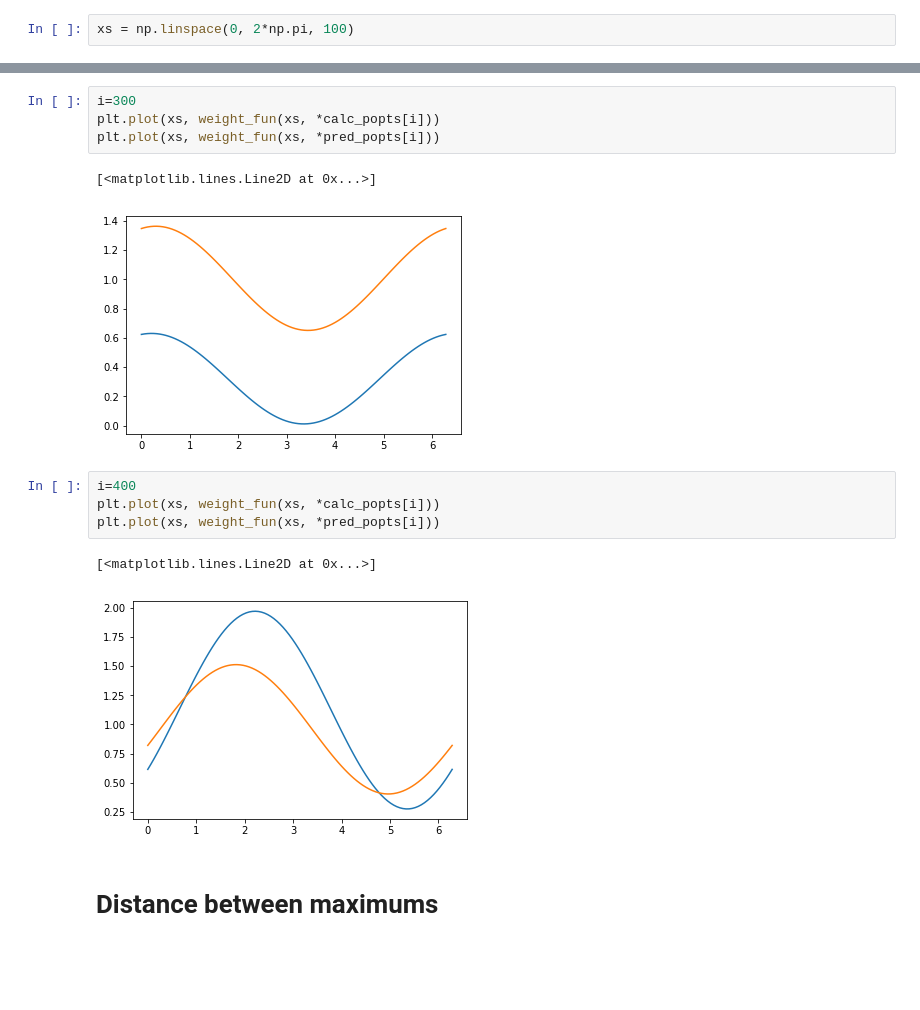
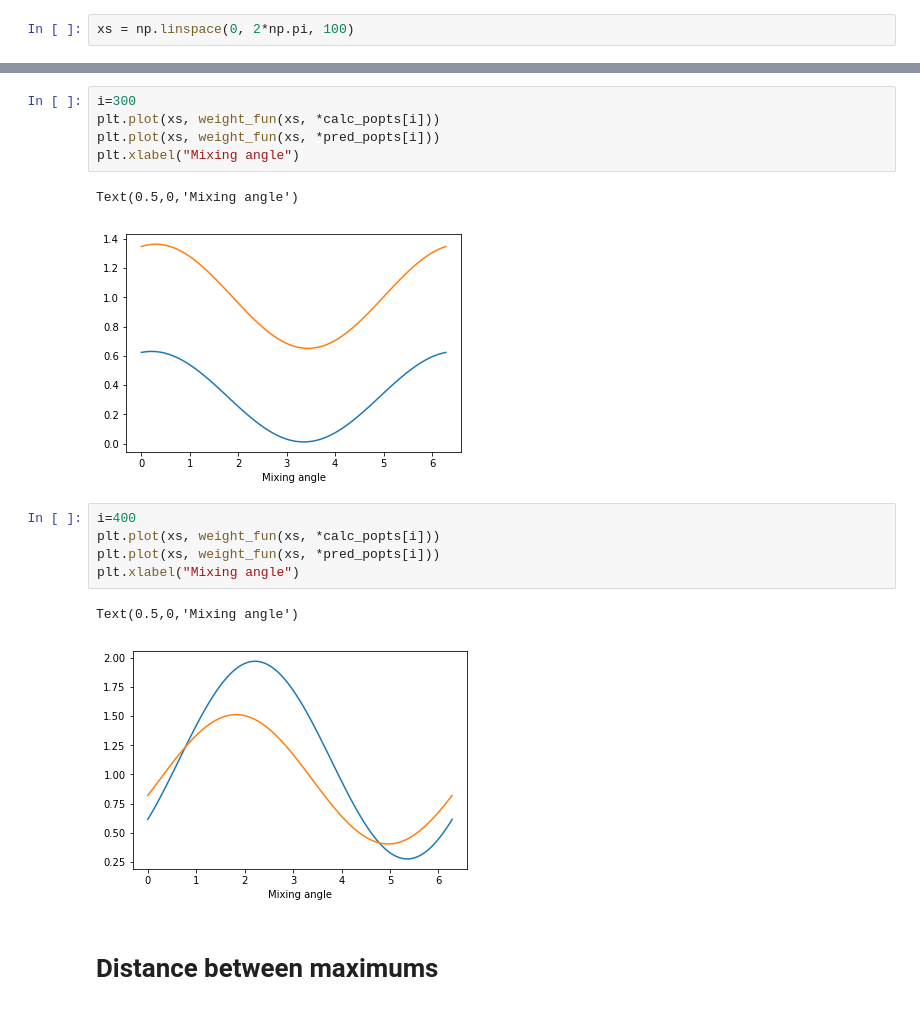
Before and after one commit to klasocha/HiggsCP, a Jupyter notebook: notebooks/Analyze_popts_regression.ipynb, the cells around one changed output, grey strips where cells are left out. Saved outputs shown, nothing was run; the diff lists cells and outputs as text; blank space fills up the shorter version.

```diff
--- a/notebooks/Analyze_popts_regression.ipynb
+++ b/notebooks/Analyze_popts_regression.ipynb
@@ -138,17 +140,19 @@ plt.plot(xs, weight_fun(xs, *pred_popts[i]))
 # %%
 i=300
 plt.plot(xs, weight_fun(xs, *calc_popts[i]))
 plt.plot(xs, weight_fun(xs, *pred_popts[i]))
+plt.xlabel("Mixing angle")
 # %% [output]
-[<matplotlib.lines.Line2D at 0x...>]
+Text(0.5,0,'Mixing angle')
-[figure, old version]
+[figure, new version]
 # %%
 i=400
 plt.plot(xs, weight_fun(xs, *calc_popts[i]))
 plt.plot(xs, weight_fun(xs, *pred_popts[i]))
+plt.xlabel("Mixing angle")
 # %% [output]
-[<matplotlib.lines.Line2D at 0x...>]
+Text(0.5,0,'Mixing angle')
-[figure, old version]
+[figure, new version]
 # %% [markdown]
 # Distance between maximums
 # %%
```
Also changed, not shown: parts of 6 cells of this notebook, 1 other file.
